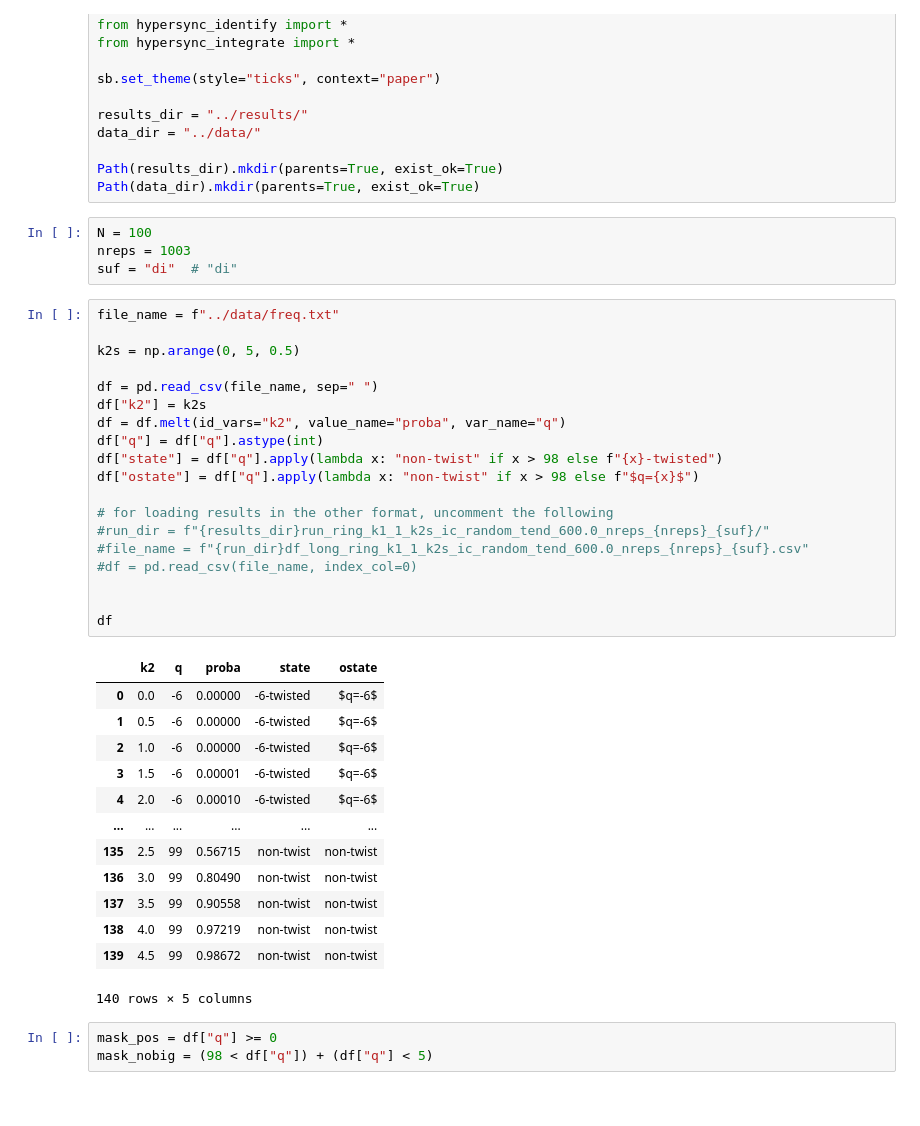
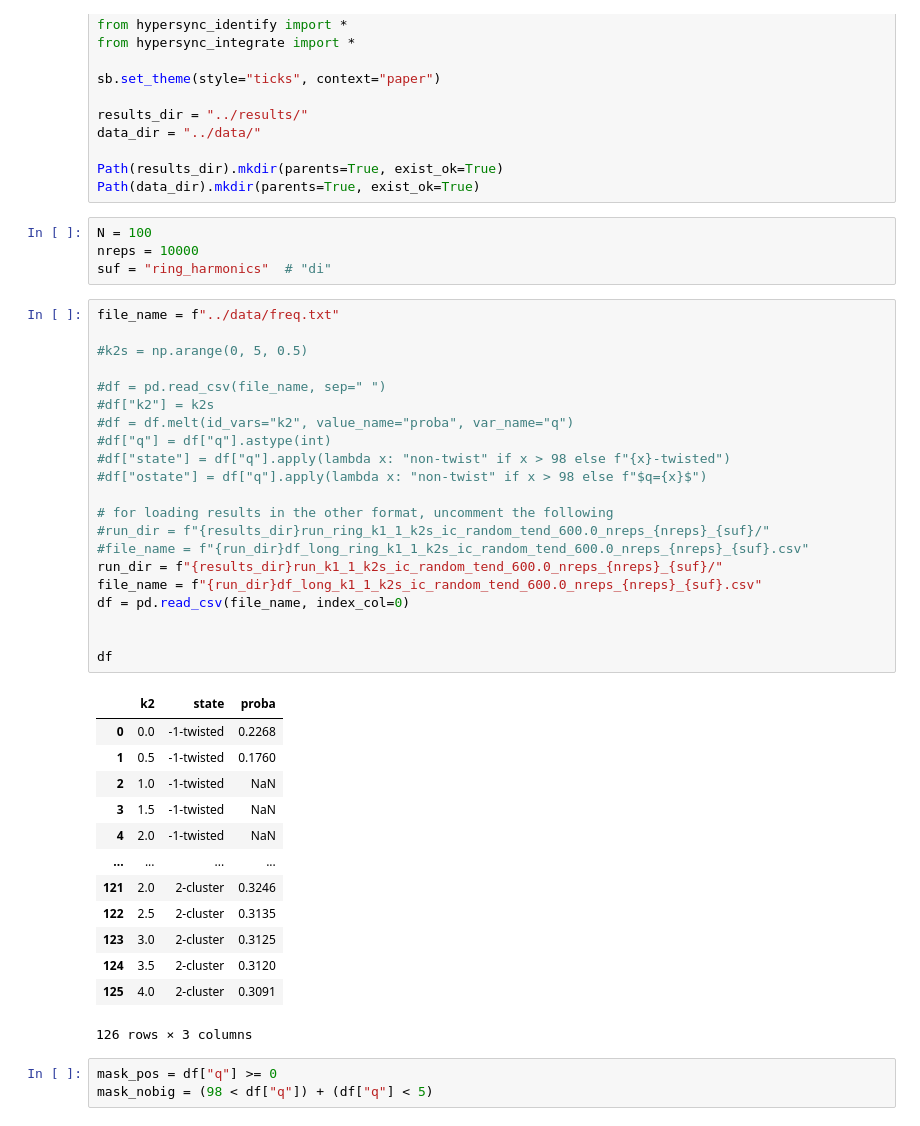
Before and after one commit to maximelucas/basins_and_triangles, a Jupyter notebook: notebooks/figure_2_basin_sizes.ipynb, the cells around one changed output. Cells and saved outputs as stored; diff of their text form.

```diff
--- a/notebooks/figure_2_basin_sizes.ipynb
+++ b/notebooks/figure_2_basin_sizes.ipynb
@@ -25,41 +25,43 @@ Path(results_dir).mkdir(parents=True, exist_ok=True)
 Path(data_dir).mkdir(parents=True, exist_ok=True)
 # %%
 N = 100
-nreps = 1003
-suf = "di"  # "di"
+nreps = 10000
+suf = "ring_harmonics"  # "di"
 # %%
 file_name = f"../data/freq.txt"
 
-k2s = np.arange(0, 5, 0.5)
+#k2s = np.arange(0, 5, 0.5)
 
-df = pd.read_csv(file_name, sep=" ")
-df["k2"] = k2s
-df = df.melt(id_vars="k2", value_name="proba", var_name="q")
-df["q"] = df["q"].astype(int)
-df["state"] = df["q"].apply(lambda x: "non-twist" if x > 98 else f"{x}-twisted")
-df["ostate"] = df["q"].apply(lambda x: "non-twist" if x > 98 else f"$q={x}$")
+#df = pd.read_csv(file_name, sep=" ")
+#df["k2"] = k2s
+#df = df.melt(id_vars="k2", value_name="proba", var_name="q")
+#df["q"] = df["q"].astype(int)
+#df["state"] = df["q"].apply(lambda x: "non-twist" if x > 98 else f"{x}-twisted")
+#df["ostate"] = df["q"].apply(lambda x: "non-twist" if x > 98 else f"$q={x}$")
 
 # for loading results in the other format, uncomment the following
 #run_dir = f"{results_dir}run_ring_k1_1_k2s_ic_random_tend_600.0_nreps_{nreps}_{suf}/"
 #file_name = f"{run_dir}df_long_ring_k1_1_k2s_ic_random_tend_600.0_nreps_{nreps}_{suf}.csv"
-#df = pd.read_csv(file_name, index_col=0)
+run_dir = f"{results_dir}run_k1_1_k2s_ic_random_tend_600.0_nreps_{nreps}_{suf}/"
+file_name = f"{run_dir}df_long_k1_1_k2s_ic_random_tend_600.0_nreps_{nreps}_{suf}.csv"
+df = pd.read_csv(file_name, index_col=0)
 
 
 df
 # %% [output]
-|  | k2 | q | proba | state | ostate |
-| 0 | 0.0 | -6 | 0.00000 | -6-twisted | $q=-6$ |
-| 1 | 0.5 | -6 | 0.00000 | -6-twisted | $q=-6$ |
-| 2 | 1.0 | -6 | 0.00000 | -6-twisted | $q=-6$ |
-| 3 | 1.5 | -6 | 0.00001 | -6-twisted | $q=-6$ |
-| 4 | 2.0 | -6 | 0.00010 | -6-twisted | $q=-6$ |
-| ... | ... | ... | ... | ... | ... |
-| 135 | 2.5 | 99 | 0.56715 | non-twist | non-twist |
-| 136 | 3.0 | 99 | 0.80490 | non-twist | non-twist |
-| 137 | 3.5 | 99 | 0.90558 | non-twist | non-twist |
-| 138 | 4.0 | 99 | 0.97219 | non-twist | non-twist |
-| 139 | 4.5 | 99 | 0.98672 | non-twist | non-twist |
+|  | k2 | state | proba |
+| 0 | 0.0 | -1-twisted | 0.2268 |
+| 1 | 0.5 | -1-twisted | 0.1760 |
+| 2 | 1.0 | -1-twisted | NaN |
+| 3 | 1.5 | -1-twisted | NaN |
+| 4 | 2.0 | -1-twisted | NaN |
+| ... | ... | ... | ... |
+| 121 | 2.0 | 2-cluster | 0.3246 |
+| 122 | 2.5 | 2-cluster | 0.3135 |
+| 123 | 3.0 | 2-cluster | 0.3125 |
+| 124 | 3.5 | 2-cluster | 0.3120 |
+| 125 | 4.0 | 2-cluster | 0.3091 |
-140 rows × 5 columns
+126 rows × 3 columns
 # %%
 mask_pos = df["q"] >= 0
 mask_nobig = (98 < df["q"]) + (df["q"] < 5)
```
Also changed, not shown: parts of 14 cells of this notebook, 4 other files.
